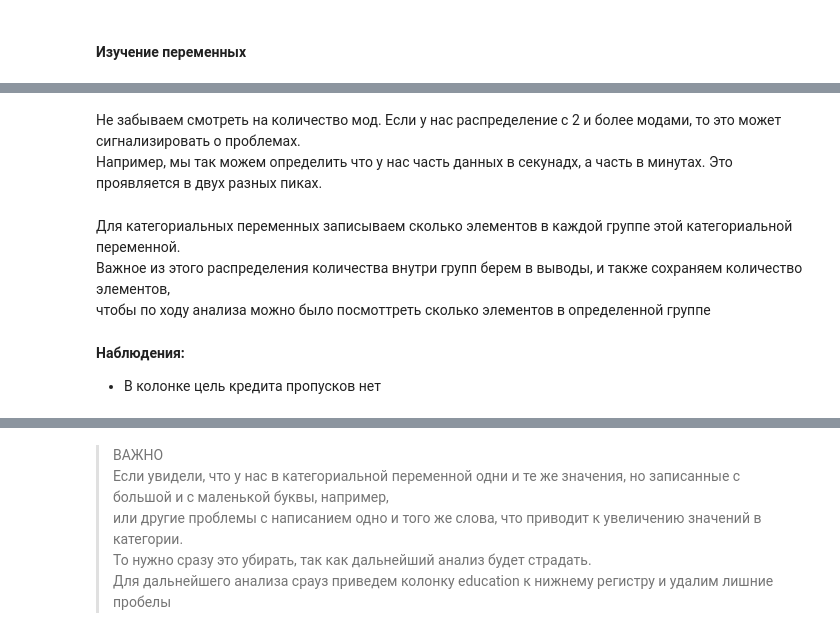
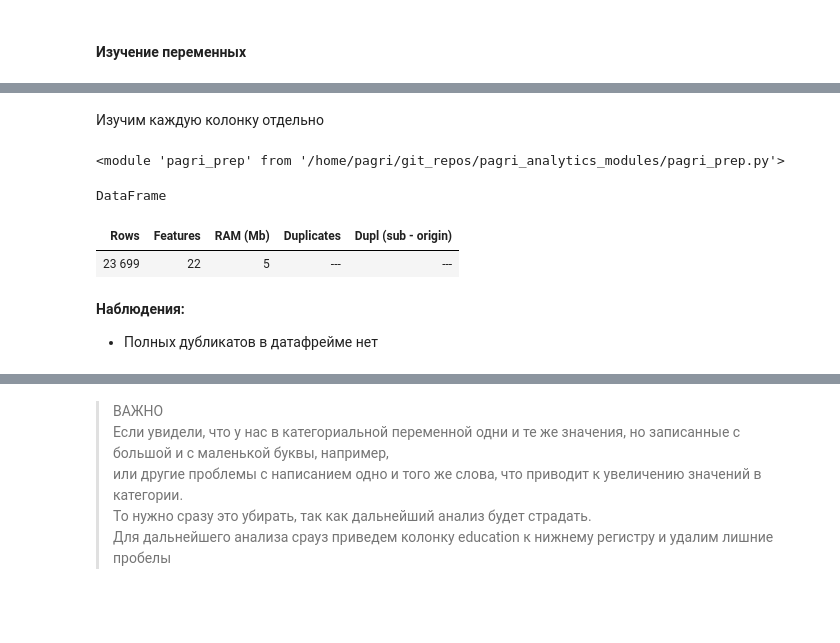
Before and after one commit to PAGriAnalytics/pagri-projects, a Jupyter notebook: quarto/projects/housing-ads-investigation/housing_ads_investigation.ipynb, the cells around one changed output, grey strips where cells are left out. Saved outputs shown, nothing was run; the diff lists cells and outputs as text; code cells hidden in the pictures; blank space fills up the shorter version.

```diff
--- a/quarto/projects/housing-ads-investigation/housing_ads_investigation.ipynb
+++ b/quarto/projects/housing-ads-investigation/housing_ads_investigation.ipynb
@@ -197,2 +112,0 @@ df.sample(5, random_state=7)
-# %%
-df = df.rename(columns={'dob_years': 'age'})
@@ -201,2 +112,0 @@ df = df.rename(columns={'dob_years': 'age'})
-# %%
-df.debt = df.debt.apply(lambda x: 'есть' if x == '1' else 'нет').astype('category')
@@ -212,7 +113,2 @@ df.debt = df.debt.apply(lambda x: 'есть' if x == '1' else 'нет').astype('
-# %% [markdown]
-Не забываем смотреть на количество мод. Если у нас распределение с 2 и более модами, то это может сигнализировать о проблемах.
-Например, мы так можем определить что у нас часть данных в секунадх, а часть в минутах. Это проявляется в двух разных пиках.
-# %% [markdown]
-Для категориальных переменных записываем сколько элементов в каждой группе этой категориальной переменной.
-Важное из этого распределения количества внутри групп берем в выводы, и также сохраняем количество элементов,
-чтобы по ходу анализа можно было посмоттреть сколько элементов в определенной группе
+# %% [markdown]
+Изучим каждую колонку отдельно
@@ -219,6 +117,15 @@ df.debt = df.debt.apply(lambda x: 'есть' if x == '1' else 'нет').astype('
+# %%
+import importlib
+importlib.reload(pagri_prep)
+# %% [output]
+<module 'pagri_prep' from '/home/pagri/git_repos/pagri_analytics_modules/pagri_prep.py'>
 # %%
-gen = pagri_data_tools.my_info_gen(df)
+gen = pagri_prep.my_info_gen(df)
 next(gen)
+# %% [output]
+DataFrame
+| Rows | Features | RAM (Mb) | Duplicates | Dupl (sub - origin) |
+| 23 699 | 22 | 5 | --- | --- |
-# %% [markdown]
-**Наблюдения:**
-- В колонке цель кредита пропусков нет
+# %% [markdown]
+**Наблюдения:**
+- Полных дубликатов в датафрейме нет
```
Also changed, not shown: parts of 41 cells of this notebook, 1 other file.
